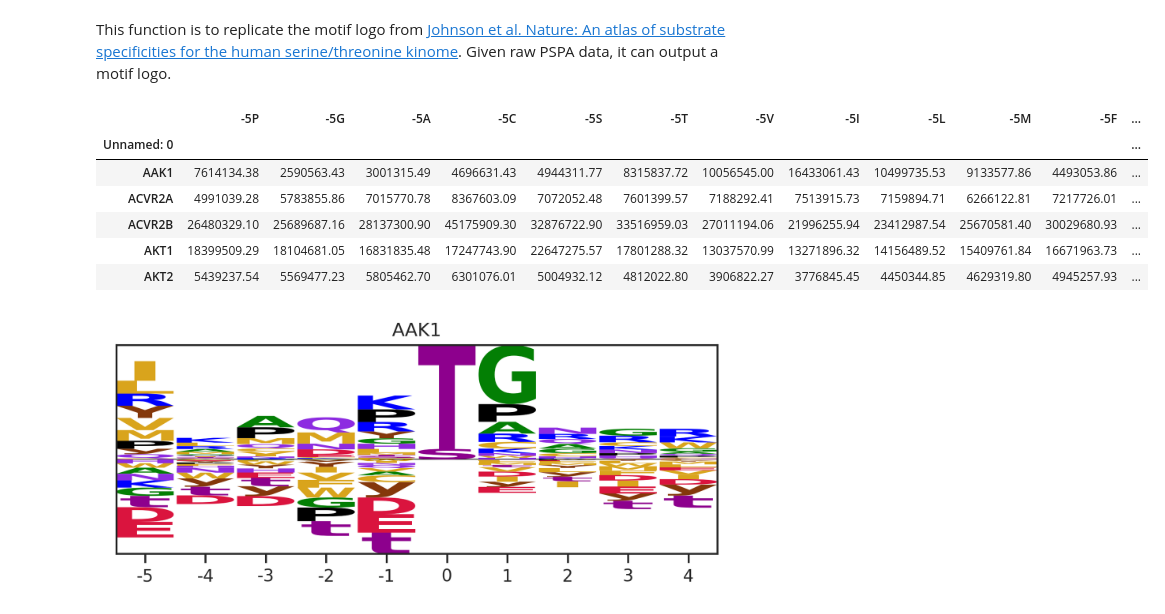
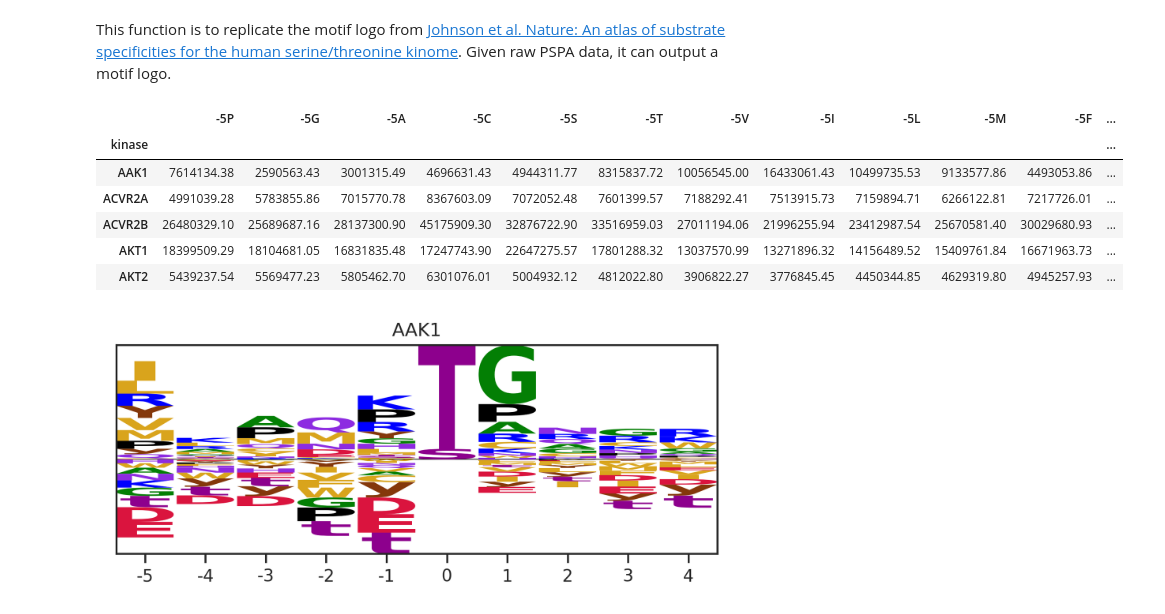
Before and after one commit to sky1ove/katlas, a Jupyter notebook: nbs/02_plot.ipynb, the cells around one changed output. Saved outputs shown, nothing was run; the diff lists cells and outputs as text; code cells hidden in the pictures.

```diff
--- a/nbs/02_plot.ipynb
+++ b/nbs/02_plot.ipynb
@@ -138,12 +140,11 @@ def get_logo(df: pd.DataFrame, # stacked Dataframe with kinase as index, substra
 This function is to replicate the motif logo from [Johnson et al. Nature: An atlas of substrate specificities for the human serine/threonine kinome](https://www.nature.com/articles/s41586-022-05575-3). Given raw PSPA data, it can output a motif logo.
 # %%
 # load raw PSPA data
-# df=Data.get_pspa_raw().set_index('kinase')
-df = pd.read_parquet('raw/paper_raw.parquet').set_index('Unnamed: 0')
+df = pd.read_csv('raw/pspa_st_raw.csv').set_index('kinase')
 df.head()
 # %% [output]
 |  | -5P | -5G | -5A | -5C | -5S | -5T | -5V | -5I | -5L | -5M | -5F | ... |
-| Unnamed: 0 |  |  |  |  |  |  |  |  |  |  |  | ... |
+| kinase |  |  |  |  |  |  |  |  |  |  |  | ... |
 | AAK1 | 7614134.38 | 2590563.43 | 3001315.49 | 4696631.43 | 4944311.77 | 8315837.72 | 10056545.00 | 16433061.43 | 10499735.53 | 9133577.86 | 4493053.86 | ... |
 | ACVR2A | 4991039.28 | 5783855.86 | 7015770.78 | 8367603.09 | 7072052.48 | 7601399.57 | 7188292.41 | 7513915.73 | 7159894.71 | 6266122.81 | 7217726.01 | ... |
 | ACVR2B | 26480329.10 | 25689687.16 | 28137300.90 | 45175909.30 | 32876722.90 | 33516959.03 | 27011194.06 | 21996255.94 | 23412987.54 | 25670581.40 | 30029680.93 | ... |
```
Also changed, not shown: parts of 8 cells of this notebook, 3 other files.
